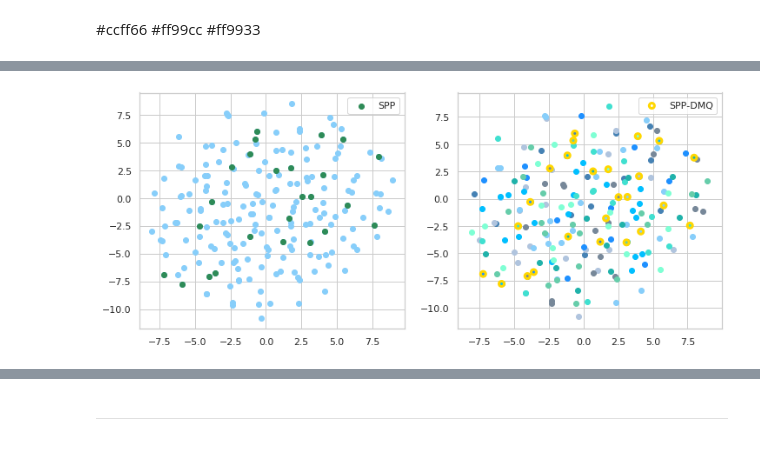
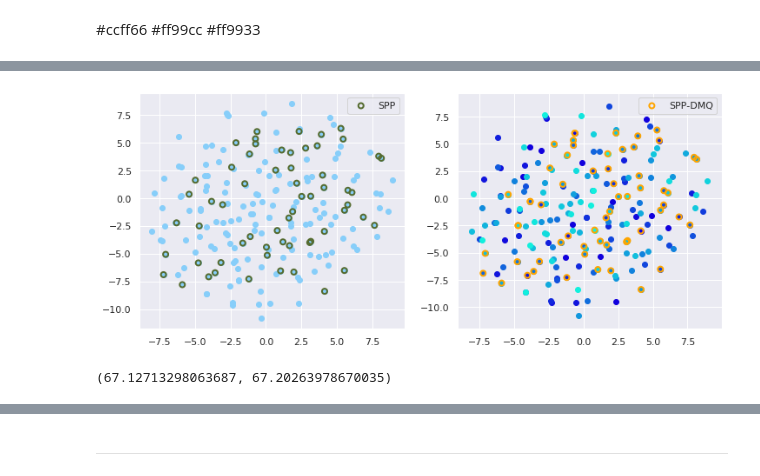
Before and after one commit to neerajaabhyankar/fair-cohort-selection, a Jupyter notebook: discrete-point-process-with-quota.ipynb, the cells around one changed output, grey strips where cells are left out. Cells and saved outputs as stored; diff of their text form; code cells hidden in the pictures.

```diff
--- a/discrete-point-process-with-quota.ipynb
+++ b/discrete-point-process-with-quota.ipynb
@@ -226,7 +107,7 @@ def viztsne_DMQ(X, Memvec, memcolors, S, setcolor, setlabel, perp):
 # %%
 n_samples = 200
 m_features = 72
-k_budget = 30
+k_budget = 60
 
 np.random.seed(0)
 X = np.random.random((n_samples, m_features))
@@ -234,8 +115,9 @@ X = np.random.random((n_samples, m_features))
 np.random.seed(1)
 mixw = np.random.random(m_features); mixw = mixw/np.max(mixw)
 # %%
-p_groups = 10
-memcolors = ["steelblue", "lightsteelblue", "lightskyblue", "lightslategrey", "dodgerblue", "deepskyblue", "turquoise", "aquamarine", "lightseagreen", "mediumaquamarine"]
+p_groups = 25
+#memcolors = ["steelblue", "lightsteelblue", "lightskyblue", "lightslategrey", "dodgerblue", "deepskyblue", "turquoise", "aquamarine", "lightseagreen", "mediumaquamarine"]
+memcolors = np.array(["#11{:02X}dd".format(pp) for pp in np.arange(0, 256, 256//p_groups)])
 
 Memvec = np.eye(p_groups)[np.random.choice(p_groups, n_samples)]
 quo = np.ones(p_groups)*2
@@ -256,14 +128,18 @@ for jj in range(p):
 # %%
-S_s, objectives_s = subm.greedygains_submod(None, X, mixw, k)
+S_s, objectives_s = subm.greedygains_submod(None, X, mixw, k_budget)
 # %%
-S_sq, objectives_sq = greedyquota_submod(None, X, mixw, Memvec, quo, k)
+S_sq, objectives_sq = subm.greedyquota_submod(None, X, mixw, Memvec, quo, k_budget)
 # %%
 plt.figure(figsize=(12,5))
 
 plt.subplot(1,2,1)
-plottingtools.viztsne(X, S_s, "seagreen", "SPP", 30)
+plottingtools.viztsne(X, S_s, "darkolivegreen", "SPP", 30)
 plt.subplot(1,2,2)
 #plottingtools.
-viztsne_DMQ(X, Memvec, memcolors, S_sq, "gold", "SPP-DMQ", 30)
+plottingtools.viztsne_DMQ(X, Memvec, memcolors, S_sq, "orange", "SPP-DMQ", 30)
 # %% [output]
-[figure, old version]
+[figure, new version]
+# %%
+objectives_s[-1], objectives_sq[-1]
+# %% [output]
+(67.12713298063687, 67.20263978670035)
```
Also changed, not shown: parts of 15 cells of this notebook, 2 other files.
